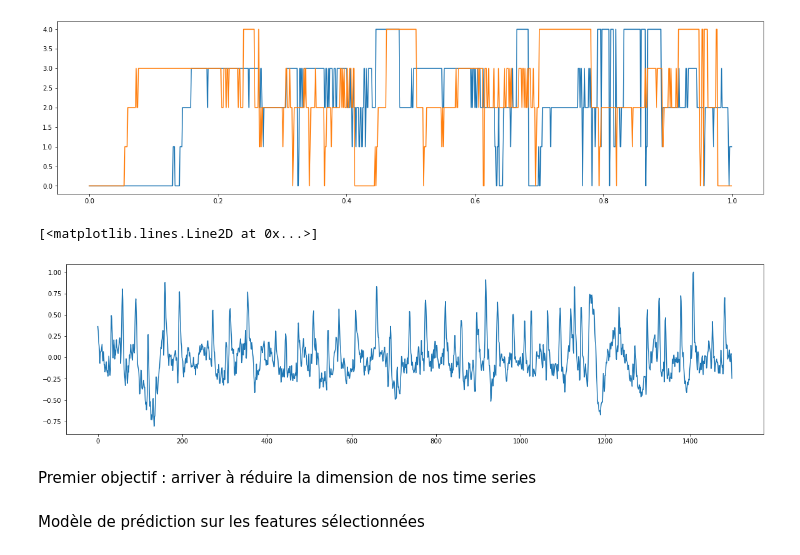
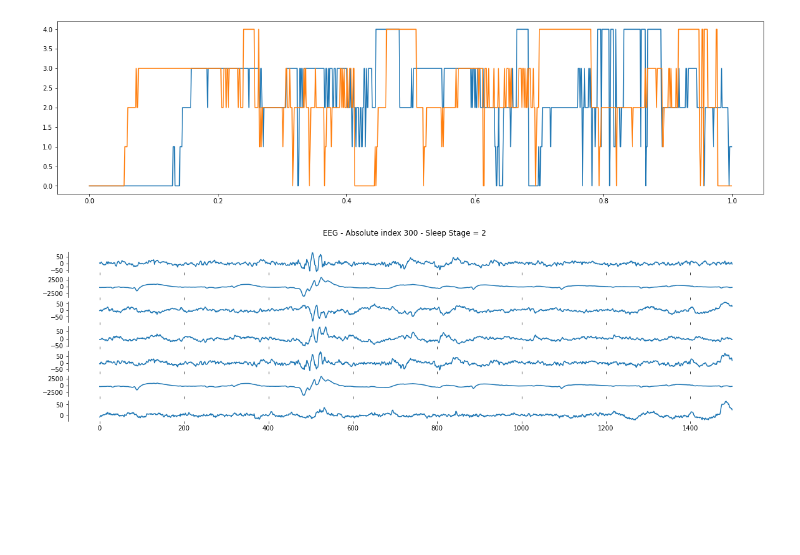
Before and after one commit to benoitcharmettant/td_machine_learning, a Jupyter notebook: final/pipeline_python.ipynb, the cells around one changed output. Saved outputs shown, nothing was run; the diff lists cells and outputs as text; code cells hidden in the pictures; blank space fills up the shorter version.

```diff
--- a/final/pipeline_python.ipynb
+++ b/final/pipeline_python.ipynb
@@ -46,39 +69,37 @@ meta_data.head()
 | 3 | 3 | 0 | 3 | 0 |
 | 4 | 4 | 0 | 4 | 0 |
 # %%
-rcParams['figure.figsize'] = [20, 5]
+plt.rcParams['figure.figsize'] = [20, 5]
 
 subject = meta_data[meta_data['subject_id'] == 0]
 # Là j'ai normalisé les intervals temporels comme ils n'ont pas la même longueur
-plot(subject['window'].values/len(subject['window'].values), subject['label'].values)
+plt.plot(subject['window'].values/len(subject['window'].values), subject['label'].values)
 subject = meta_data[meta_data['subject_id'] == 1]
-plot(subject['window'].values/len(subject['window'].values), subject['label'].values)
+plt.plot(subject['window'].values/len(subject['window'].values), subject['label'].values)
 # %% [output]
 [<matplotlib.lines.Line2D at 0x...>]
 [figure]
-# %%
-plot(d['eeg_1'][30]/max(abs(d['eeg_1'][30])))
-# %% [output]
-[<matplotlib.lines.Line2D at 0x...>]
-[figure, removed]
-# %% [markdown]
-Premier objectif : arriver à réduire la dimension de nos time series
-# %%
-def extract_features(egg):
-    return [fc.abs_energy(egg), fc.kurtosis(egg), fc.cid_ce(egg, True)]
-
-
-l = len(d['eeg_1'])
-extracted = [[] for i in range(l)]
-
-
-
-for i in range(l):
-    extracted[i] = extract_features(d['eeg_1'][i]),
-
-extracted = squeeze(array(extracted))
-
-df = DataFrame(extracted, columns=["Energy", "Kurtosis", "Complexity"])
-df.head()
-# %% [markdown]
-Modèle de prédiction sur les features sélectionnées
+# %%
+def plot_eeg(abs_index, raw_data, meta_data):
+    plt.rcParams['figure.figsize'] = [20, 5]
+    i = abs_index
+    fig= plt.figure()
+    fig.suptitle(f"EEG - Absolute index {i} - Sleep Stage = {meta_data['label'][i]}")
+    for j in range(7):
+        name = f"eeg_{j+1}"
+        ax = fig.add_subplot(7, 1, j+1)
+        for loc, spines in ax.spines.items():
+            if not loc == 'left':
+                spines.set_color('none')
+        ax.plot(d[name][i])
+        plt.setp(ax.get_xticklabels(), visible=False)
+        plt.setp(ax.get_yticklabels(), visible=False)
+        ax.yaxis.set_ticks_position('left')
+
+    ax.xaxis.set_ticks_position('bottom')
+    plt.show()
+
+for i in [300]:
+    plot_eeg(i, d, meta_data)
+# %% [output]
+[figure, added]
```
Also changed, not shown: parts of 17 cells of this notebook.
